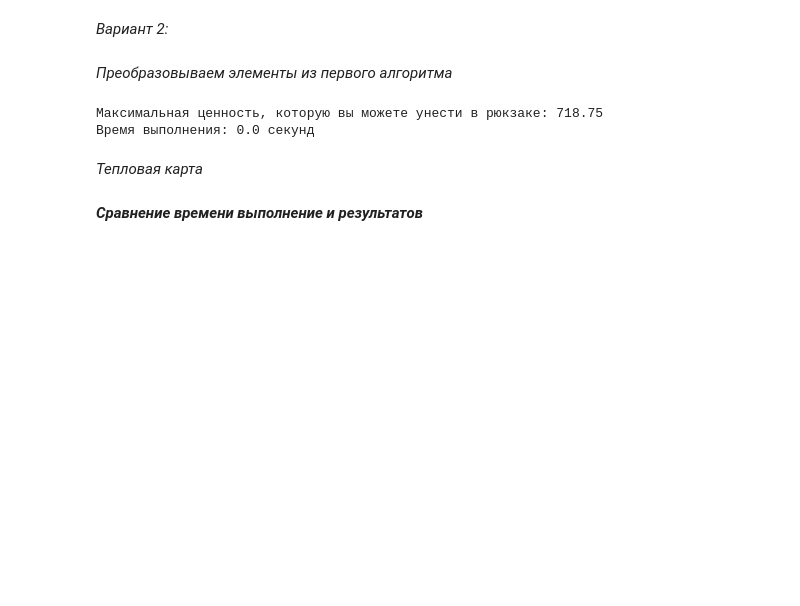
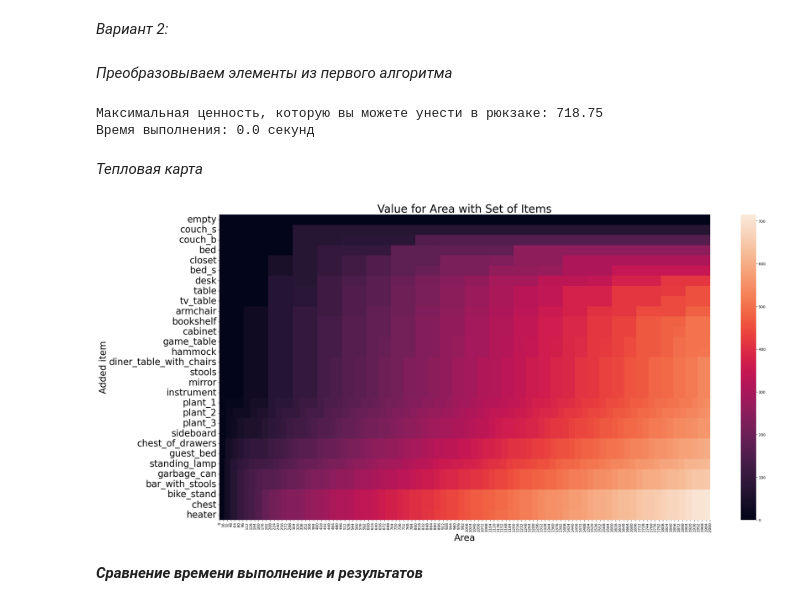
Before and after one commit to setusq/PraktikaG34N6, a Jupyter notebook: pz8/main.ipynb, the cells around one changed output. Saved outputs shown, nothing was run; the diff lists cells and outputs as text; code cells hidden in the pictures; blank space fills up the shorter version.

```diff
--- a/pz8/main.ipynb
+++ b/pz8/main.ipynb
@@ -209,24 +215,28 @@ print(f"Время выполнения: {execution_time} секунд")
 # %%
 def plot_memtable(cap, values, weights, stuffdict):
     n = len(values)
     V = [[0 for _ in range(cap + 1)] for _ in range(n + 1)]
 
     for i in range(1, n + 1):
         for w in range(1, cap + 1):
             if weights[i - 1] <= w:
                 V[i][w] = max(V[i - 1][w], V[i - 1][w - weights[i - 1]] + values[i - 1])
             else:
                 V[i][w] = V[i - 1][w]
 
     plt.figure(figsize=(30,15))
     item_list = list(stuffdict.keys())
     item_list.insert(0, 'empty')
     sns.heatmap(V, yticklabels=item_list)
     plt.yticks(size=25)
     plt.xlabel('Area', size=25)
     plt.ylabel('Added item', size=25)
     plt.title('Value for Area with Set of Items', size=30)
     plt.show()
+
+plot_memtable(cap, values, weights, stuffdict)
+# %% [output]
+[figure, added]
 # %% [markdown]
 <i><b>Сравнение времени выполнение и результатов<b><i>
 # %%
```
Also changed, not shown: parts of 5 cells of this notebook.
